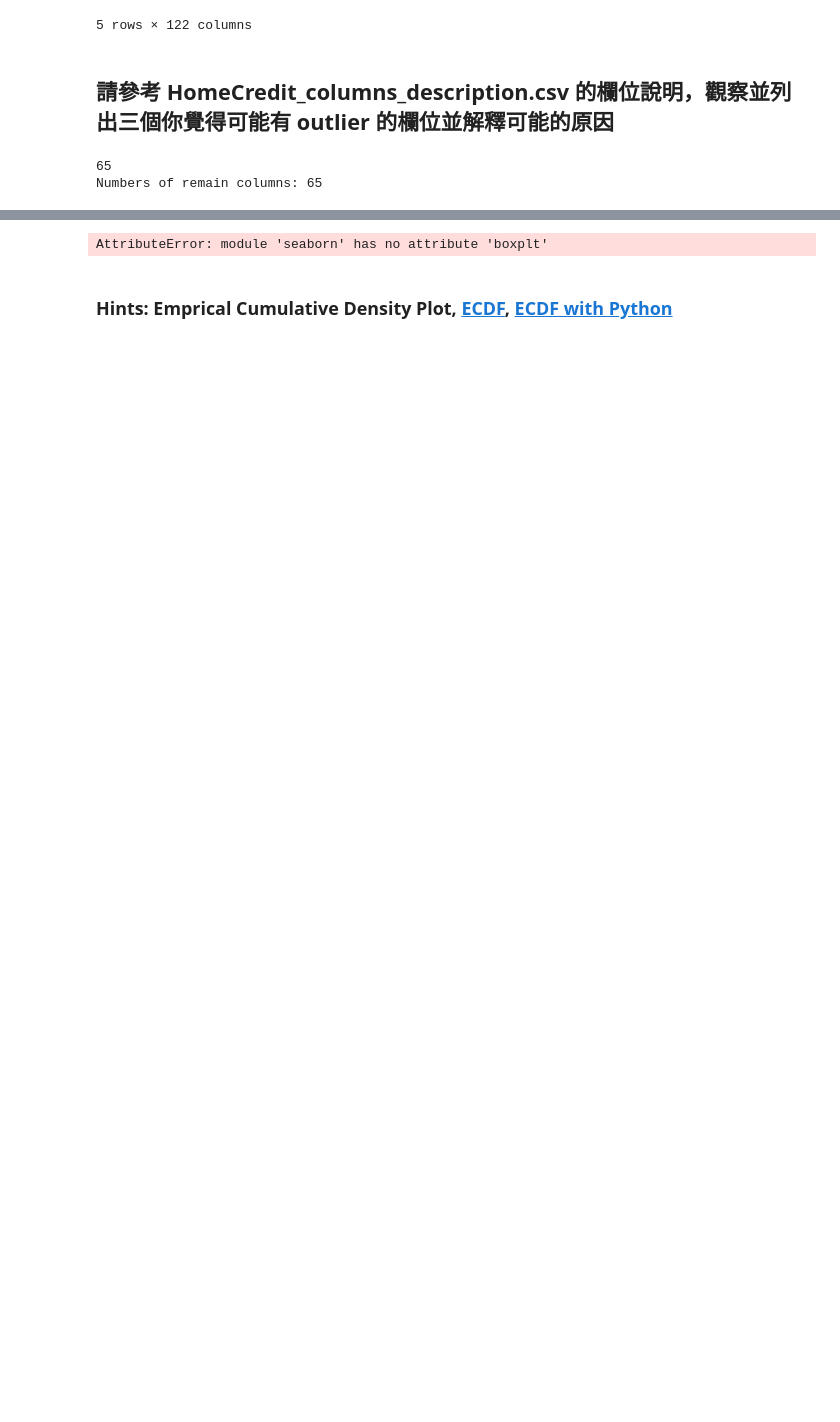
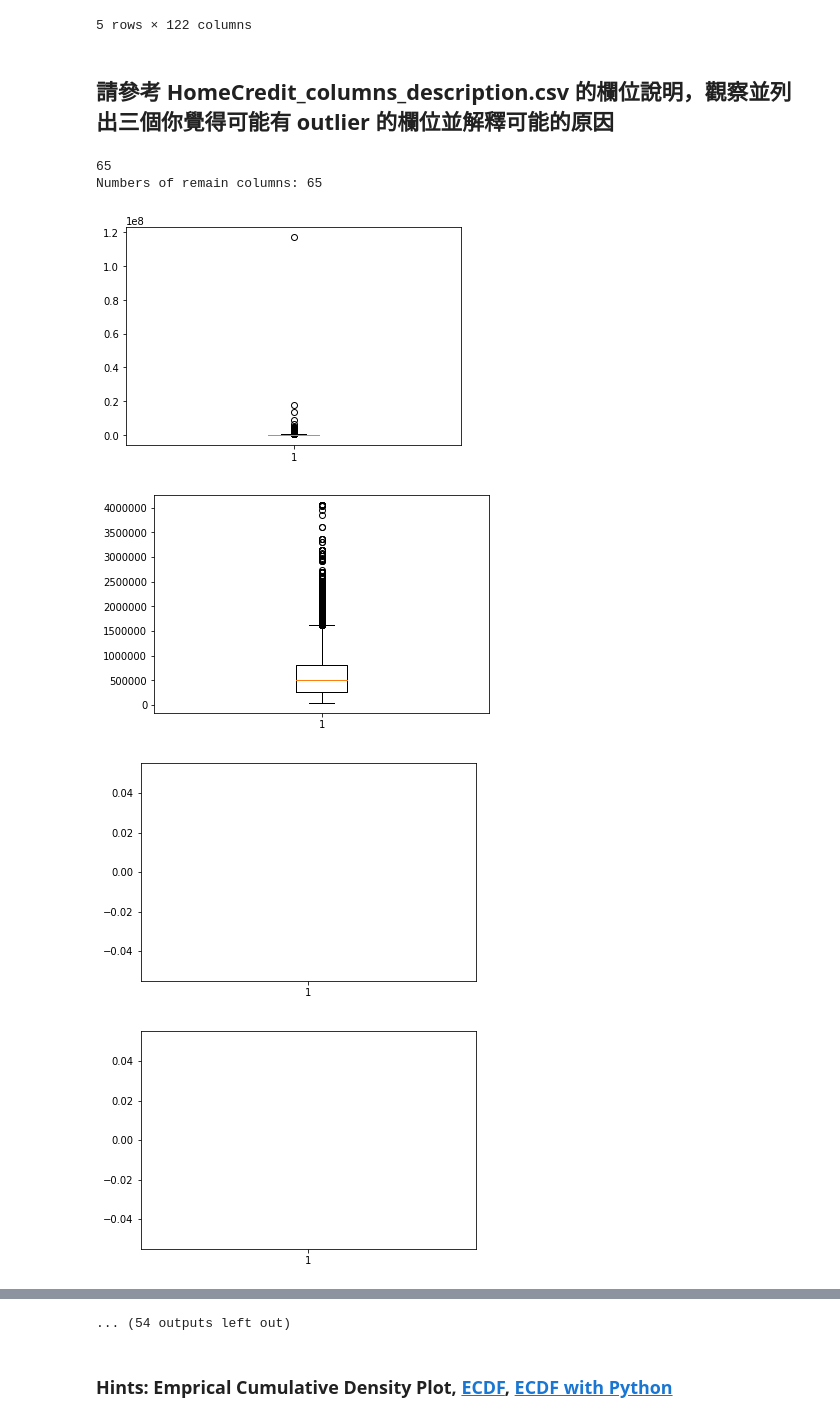
Before and after one commit to yyiyen/3rd-ML100Days, a Jupyter notebook: homework/Day_009_HW.ipynb, the cells around one changed output, grey strips where cells are left out. Saved outputs shown, nothing was run; the diff lists cells and outputs as text; code cells hidden in the pictures; blank space fills up the shorter version.

```diff
--- a/homework/Day_009_HW.ipynb
+++ b/homework/Day_009_HW.ipynb
@@ -40,26 +40,28 @@ Path of read in data: ./data\application_train.csv
 # %%
 # 先篩選數值型的欄位
 """
 YOUR CODE HERE, fill correct data types (for example str, float, int, ...)
 """
 dtype_select = ['int64','float64']
 
 numeric_columns = list(app_train.columns[list(app_train.dtypes.isin(dtype_select))])
 print(len(numeric_columns))
 
 # 再把只有 2 值 (通常是 0,1) 的欄位去掉
 numeric_columns = list(app_train[numeric_columns].columns[list(app_train[numeric_columns].apply(lambda x:len(x.unique())!=2 ))])
 print("Numbers of remain columns: %d" % len(numeric_columns))
 
 # 檢視這些欄位的數值範圍
 for col in numeric_columns:
     """
     Your CODE HERE, make the box plot
     """
-#     plt.boxplot(app_train[col])
-    import seaborn as sns
-    sns.boxplt(x=app_train[col])
+    plt.boxplot(app_train[col])
     plt.show()
 # %% [output]
 65
 Numbers of remain columns: 65
+[figure, added]
+[figure, added]
+[figure, added]
+[figure, added]
@@ -66,4 +75,4 @@ Numbers of remain columns: 65
-AttributeError: module 'seaborn' has no attribute 'boxplt'
+... (54 outputs left out)
 # %%
 # 從上面的圖檢查的結果，至少這三個欄位好像有點可疑
 
```
Also changed, not shown: parts of 5 cells of this notebook.
